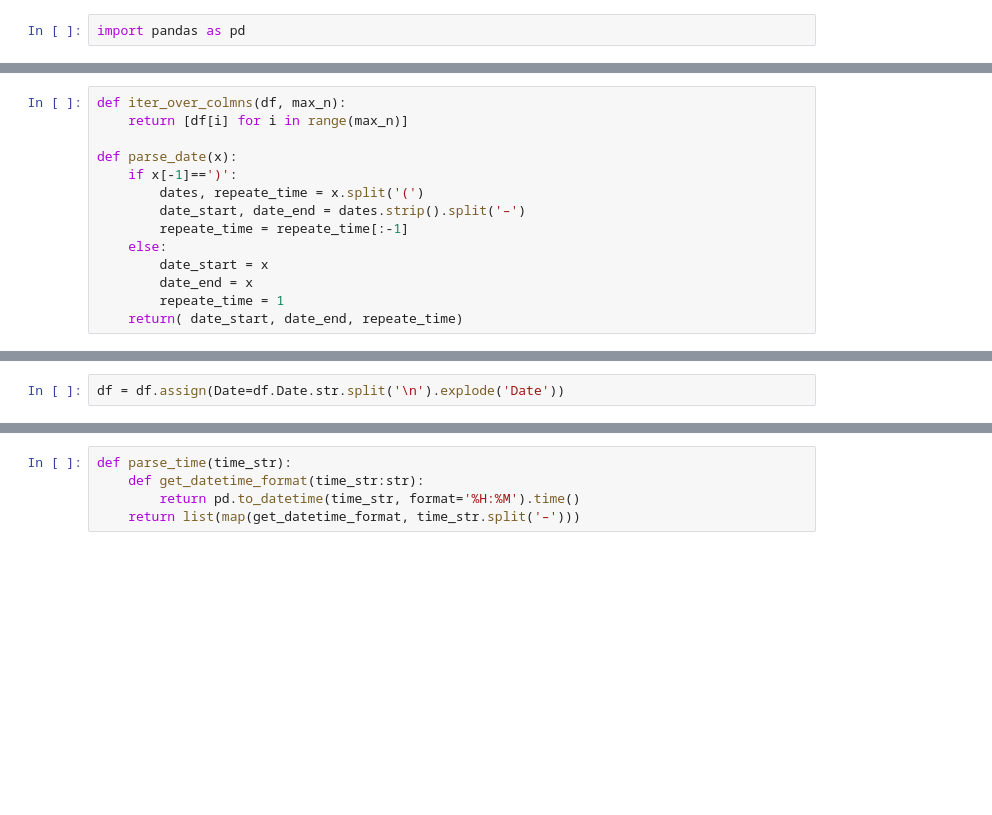
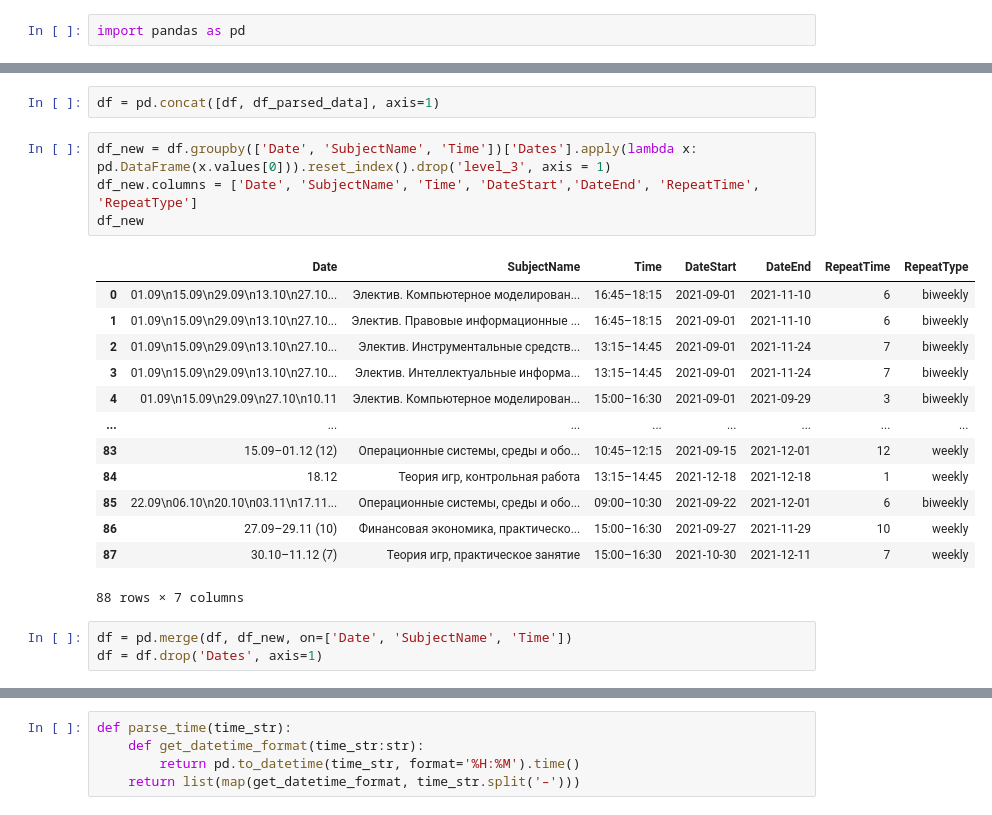
Before and after one commit to Karpovich-alex/spbuScheduleConvertor, a Jupyter notebook: parsing_excel.ipynb, the cells around one changed output, grey strips where cells are left out. Drawn from its saved outputs; the diff is of its cells as text; blank space fills up the shorter version.

```diff
--- a/parsing_excel.ipynb
+++ b/parsing_excel.ipynb
@@ -31,14 +16,0 @@ df.head()
-# %%
-def iter_over_colmns(df, max_n):
-    return [df[i] for i in range(max_n)]
-
-def parse_date(x):
-    if x[-1]==')':
-        dates, repeate_time = x.split('(')
-        date_start, date_end = dates.strip().split('–')
-        repeate_time = repeate_time[:-1]
-    else:
-        date_start = x
-        date_end = x
-        repeate_time = 1
-    return( date_start, date_end, repeate_time)
@@ -49,2 +16,0 @@ parse_date('12.02–30.04 (12)')
-# %%
-df = df.assign(Date=df.Date.str.split('\n').explode('Date'))
@@ -64,0 +86,23 @@ df.tail()
+# %%
+df = pd.concat([df, df_parsed_data], axis=1)
+# %%
+df_new = df.groupby(['Date', 'SubjectName', 'Time'])['Dates'].apply(lambda x: pd.DataFrame(x.values[0])).reset_index().drop('level_3', axis = 1)
+df_new.columns = ['Date', 'SubjectName', 'Time', 'DateStart','DateEnd', 'RepeatTime', 'RepeatType']
+df_new
+# %% [output]
+|  | Date | SubjectName | Time | DateStart | DateEnd | RepeatTime | RepeatType |
+| 0 | 01.09\n15.09\n29.09\n13.10\n27.10... | Электив. Компьютерное моделирован... | 16:45–18:15 | 2021-09-01 | 2021-11-10 | 6 | biweekly |
+| 1 | 01.09\n15.09\n29.09\n13.10\n27.10... | Электив. Правовые информационные ... | 16:45–18:15 | 2021-09-01 | 2021-11-10 | 6 | biweekly |
+| 2 | 01.09\n15.09\n29.09\n13.10\n27.10... | Электив. Инструментальные средств... | 13:15–14:45 | 2021-09-01 | 2021-11-24 | 7 | biweekly |
+| 3 | 01.09\n15.09\n29.09\n13.10\n27.10... | Электив. Интеллектуальные информа... | 13:15–14:45 | 2021-09-01 | 2021-11-24 | 7 | biweekly |
+| 4 | 01.09\n15.09\n29.09\n27.10\n10.11 | Электив. Компьютерное моделирован... | 15:00–16:30 | 2021-09-01 | 2021-09-29 | 3 | biweekly |
+| ... | ... | ... | ... | ... | ... | ... | ... |
+| 83 | 15.09–01.12 (12) | Операционные системы, среды и обо... | 10:45–12:15 | 2021-09-15 | 2021-12-01 | 12 | weekly |
+| 84 | 18.12 | Теория игр, контрольная работа | 13:15–14:45 | 2021-12-18 | 2021-12-18 | 1 | weekly |
+| 85 | 22.09\n06.10\n20.10\n03.11\n17.11... | Операционные системы, среды и обо... | 09:00–10:30 | 2021-09-22 | 2021-12-01 | 6 | biweekly |
+| 86 | 27.09–29.11 (10) | Финансовая экономика, практическо... | 15:00–16:30 | 2021-09-27 | 2021-11-29 | 10 | weekly |
+| 87 | 30.10–11.12 (7) | Теория игр, практическое занятие | 15:00–16:30 | 2021-10-30 | 2021-12-11 | 7 | weekly |
+88 rows × 7 columns
+# %%
+df = pd.merge(df, df_new, on=['Date', 'SubjectName', 'Time'])
+df = df.drop('Dates', axis=1)
```
Also changed, not shown: parts of 25 cells of this notebook, 2 other files.
